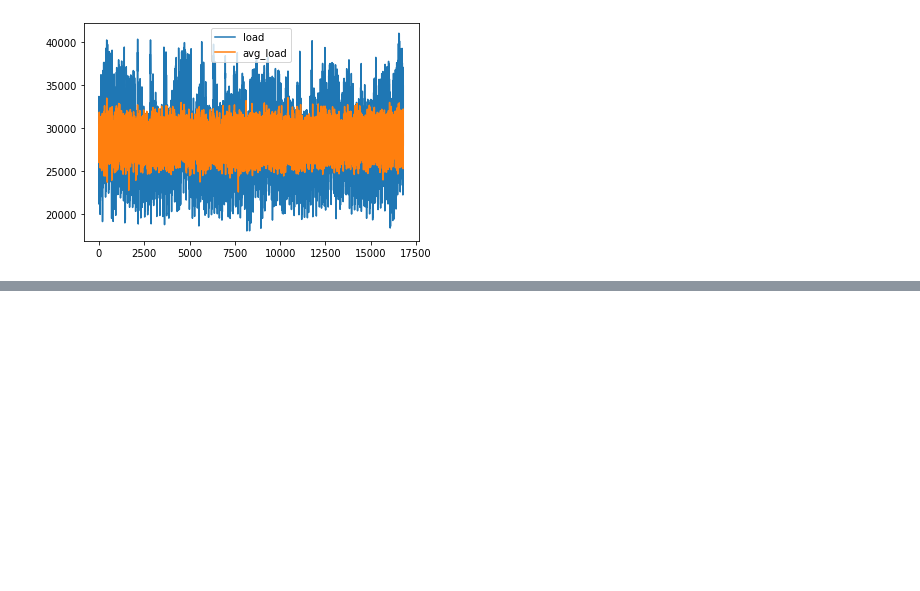
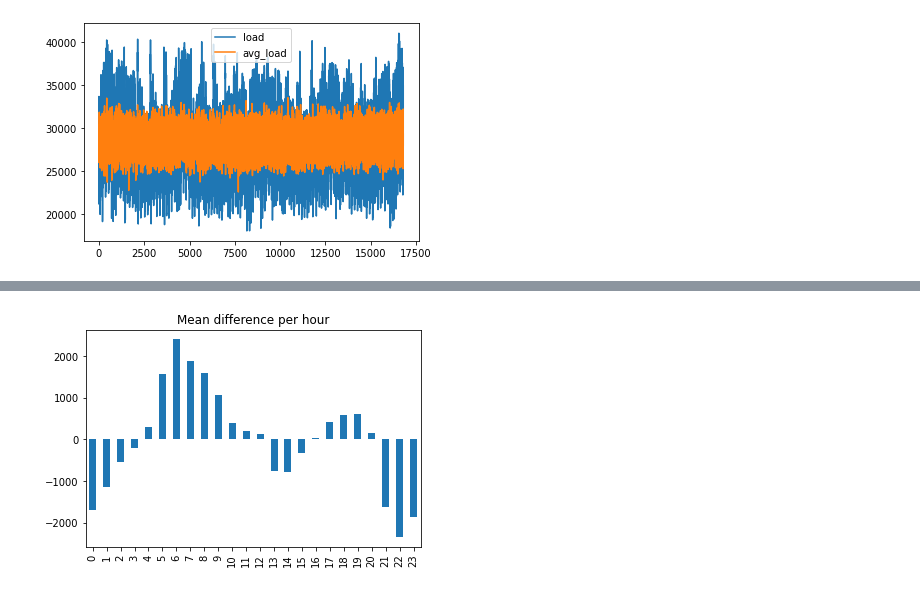
Before and after one commit to GeorgiosTheocharidis/dissertation, a Jupyter notebook: notebooks/inspect_data.ipynb, the cells around one changed output, grey strips where cells are left out. Cells and saved outputs as stored; diff of their text form; code cells hidden in the pictures; blank space fills up the shorter version.

```diff
--- a/notebooks/inspect_data.ipynb
+++ b/notebooks/inspect_data.ipynb
@@ -347,0 +370,7 @@ data.plot()
+# %%
+sql = """select hour, median_diff_per_hour from diff_per_hour order by 1;"""
+
+median_diff = pd.read_sql_query(sql, con=engine)
+_ = median_diff['median_diff_per_hour'].plot(kind='bar', title='Mean difference per hour')
+# %% [output]
+[figure, added]
```
Also changed, not shown: parts of 7 cells of this notebook, 11 other files.
